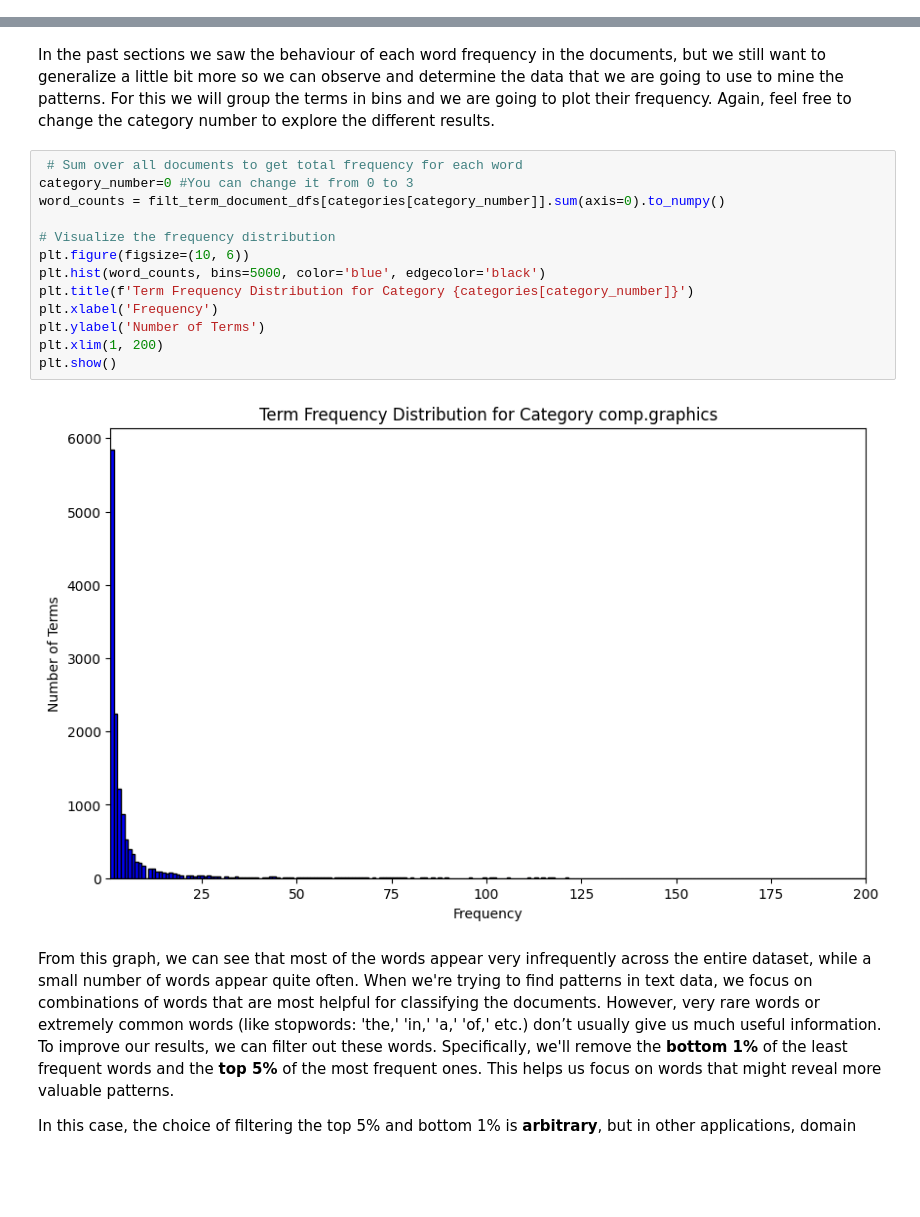
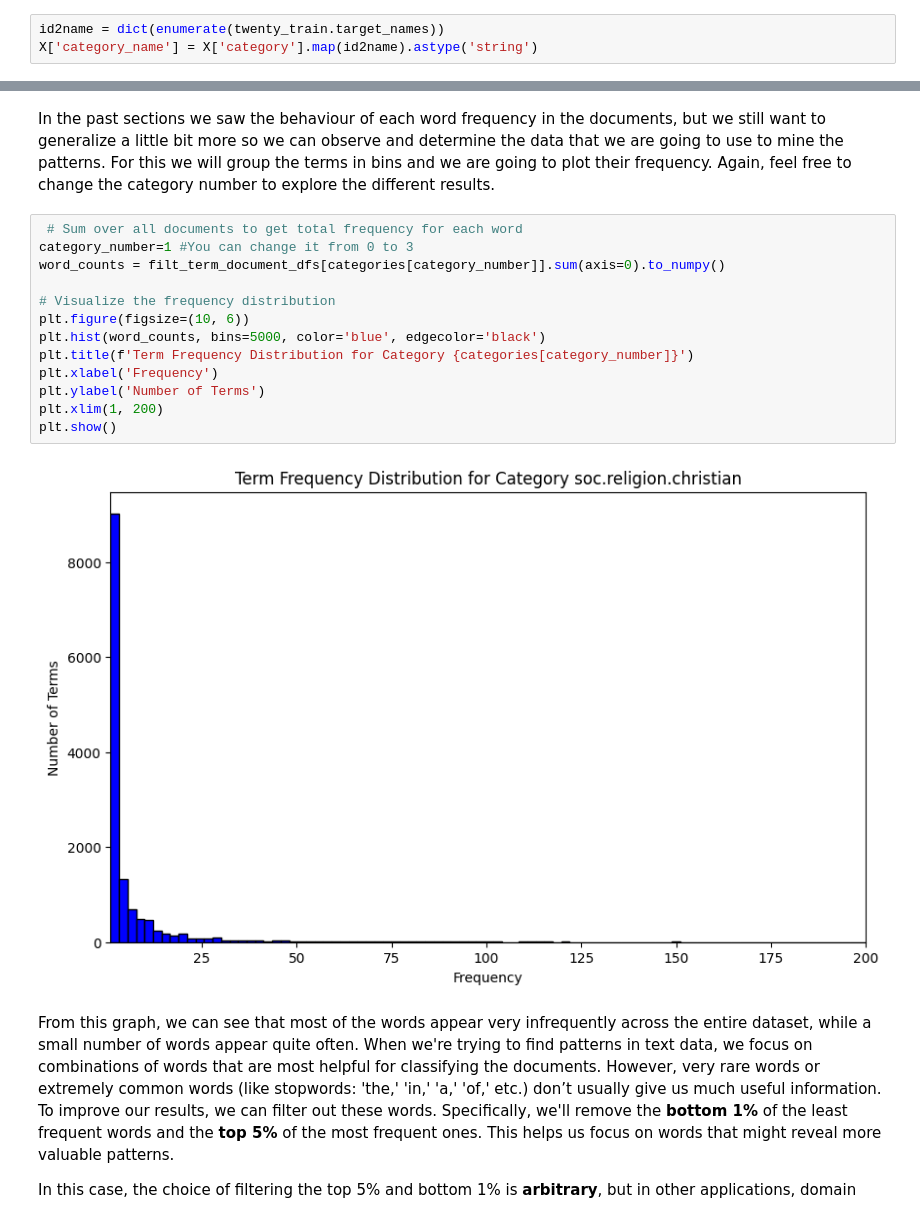
Before and after one commit to Kuo-Jou-Hsiang/DM2025-Lab1-Exercise, a Jupyter notebook: DM2025-Lab1-Master.ipynb, the cells around one changed output, grey strips where cells are left out. Drawn from its saved outputs; the diff is of its cells as text; blank space fills up the shorter version.

```diff
--- a/DM2025-Lab1-Master.ipynb
+++ b/DM2025-Lab1-Master.ipynb
@@ -315,3 +318,6 @@ X['category_name'] = X.category.apply(lambda t: dmh.format_labels(t, twenty_trai
+# %%
+id2name = dict(enumerate(twenty_train.target_names))
+X['category_name'] = X['category'].map(id2name).astype('string')
 # %% [markdown]
 Now we can print and see what our table looks like.
 # %%
@@ -1406,19 +1414,19 @@ Now we can see the number of unique words per category based on the column numbe
 In the past sections we saw the behaviour of each word frequency in the documents, but we still want to generalize a little bit more so we can observe and determine the data that we are going to use to mine the patterns. For this we will group the terms in bins and we are going to plot their frequency. Again, feel free to change the category number to explore the different results.
 # %%
  # Sum over all documents to get total frequency for each word
-category_number=0 #You can change it from 0 to 3
+category_number=1 #You can change it from 0 to 3
 word_counts = filt_term_document_dfs[categories[category_number]].sum(axis=0).to_numpy()
 
 # Visualize the frequency distribution
 plt.figure(figsize=(10, 6))
 plt.hist(word_counts, bins=5000, color='blue', edgecolor='black')
 plt.title(f'Term Frequency Distribution for Category {categories[category_number]}')
 plt.xlabel('Frequency')
 plt.ylabel('Number of Terms')
 plt.xlim(1, 200)
 plt.show()
 # %% [output]
-[figure, old version]
+[figure, new version]
 # %% [markdown]
 From this graph, we can see that most of the words appear very infrequently across the entire dataset, while a small number of words appear quite often. When we're trying to find patterns in text data, we focus on combinations of words that are most helpful for classifying the documents. However, very rare words or extremely common words (like stopwords: 'the,' 'in,' 'a,' 'of,' etc.) don’t usually give us much useful information. To improve our results, we can filter out these words. Specifically, we'll remove the **bottom 1%** of the least frequent words and the **top 5%** of the most frequent ones. This helps us focus on words that might reveal more valuable patterns.
 
```
Also changed, not shown: parts of 56 cells of this notebook, 5 other files.
